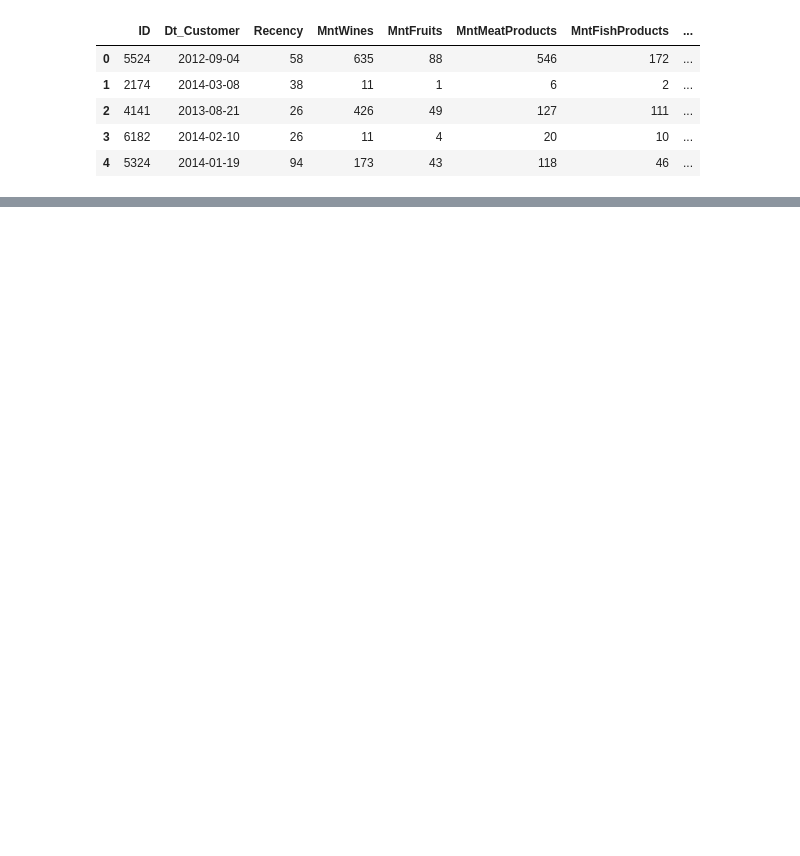
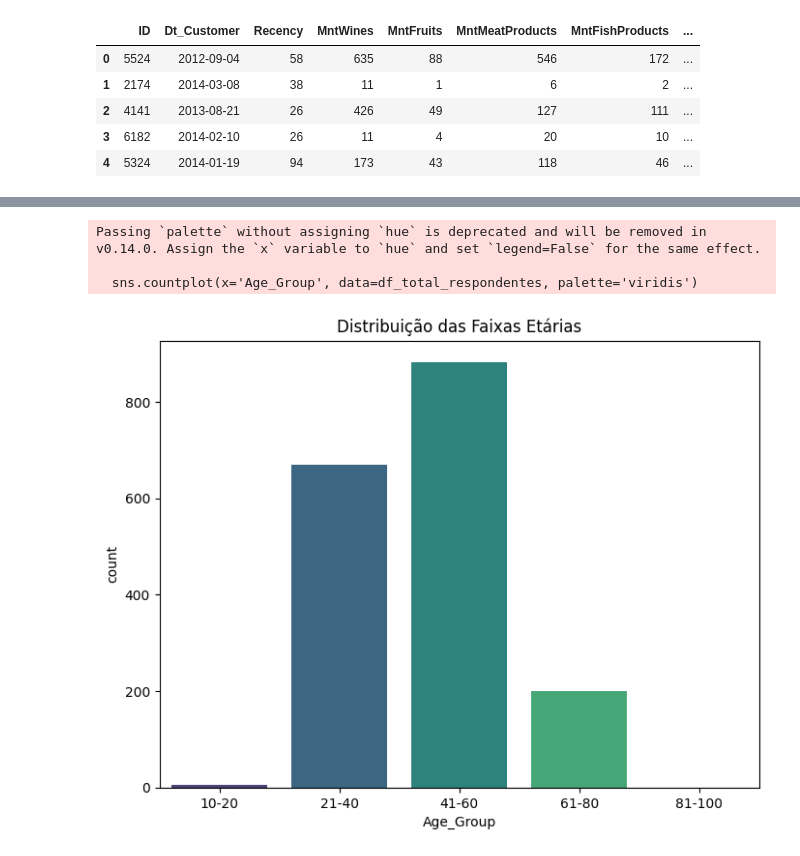
Before and after one commit to jjofilho/case_ifood_aulas, a Jupyter notebook: aula_08_ifood.ipynb, the cells around one changed output, grey strips where cells are left out. Saved outputs shown, nothing was run; the diff lists cells and outputs as text; code cells hidden in the pictures; blank space fills up the shorter version.

```diff
--- a/aula_08_ifood.ipynb
+++ b/aula_08_ifood.ipynb
@@ -289,0 +274,7 @@ Name: count, dtype: int64
+# %%
+# Criando faixa etária
+df_total_respondentes['Age_Group'] = pd.cut(df_total_respondentes['Age'],
+                                            bins=[0, 20, 40, 60, 80, 100],
+                                            labels=['10-20', '21-40', '41-60', '61-80', '81-100'])
+
+df_total_respondentes['Age_Group']
@@ -289,0 +300,11 @@ Name: count, dtype: int64
+# %%
+# distribuição das faixas etárias
+plt.figure(figsize=(8, 6))
+sns.countplot(x='Age_Group', data=df_total_respondentes, palette='viridis')
+plt.title('Distribuição das Faixas Etárias')
+plt.show()
+# %% [output]
+Passing `palette` without assigning `hue` is deprecated and will be removed in v0.14.0. Assign the `x` variable to `hue` and set `legend=False` for the same effect.
+
+  sns.countplot(x='Age_Group', data=df_total_respondentes, palette='viridis')
+[figure, added]
```
Also changed, not shown: parts of 53 cells of this notebook, 1 other file.
